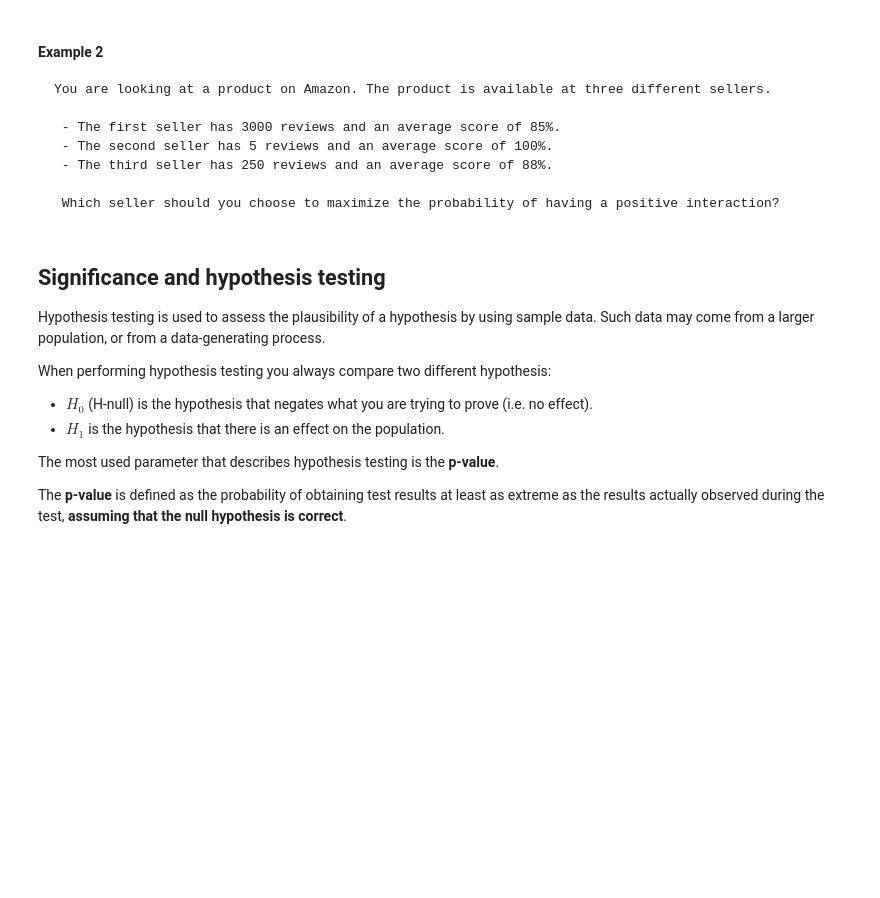
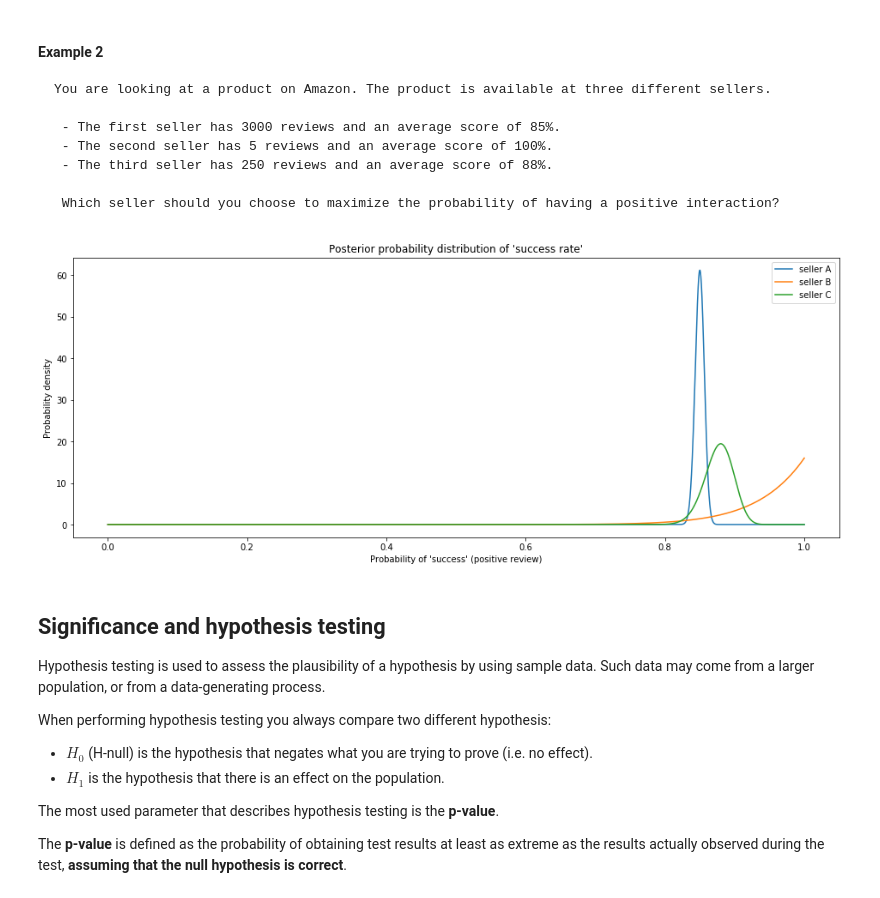
Before and after one commit to iz4vve-talks/ml-course, a Jupyter notebook: notebooks/02.Statistics.ipynb, the cells around one changed output. Drawn from its saved outputs; the diff is of its cells as text; code cells hidden in the pictures; blank space fills up the shorter version.

````diff
--- a/notebooks/02.Statistics.ipynb
+++ b/notebooks/02.Statistics.ipynb
@@ -289,6 +297,26 @@ You are looking at a product on Amazon. The product is available at three differ
 
  Which seller should you choose to maximize the probability of having a positive interaction?
 ```
+# %%
+import numpy as np
+
+x = np.linspace(0, 1, 10000)
+
+b1 = stats.beta.pdf(x, 2551, 451)
+b2 = stats.beta.pdf(x, 16, 1)
+b3 = stats.beta.pdf(x, 221, 31)
+
+plt.plot(x, b1, label="seller A")
+plt.plot(x, b2, label="seller B")
+plt.plot(x, b3, label="seller C")
+
+plt.legend()
+plt.xlabel("Probability of 'success' (positive review)")
+plt.ylabel("Probability density")
+plt.title("Posterior probability distribution of 'success rate'")
+plt.show()
+# %% [output]
+[figure, added]
 # %% [markdown]
 ## Significance and hypothesis testing
 
````
Also changed, not shown: parts of 6 cells of this notebook, 3 other files.
